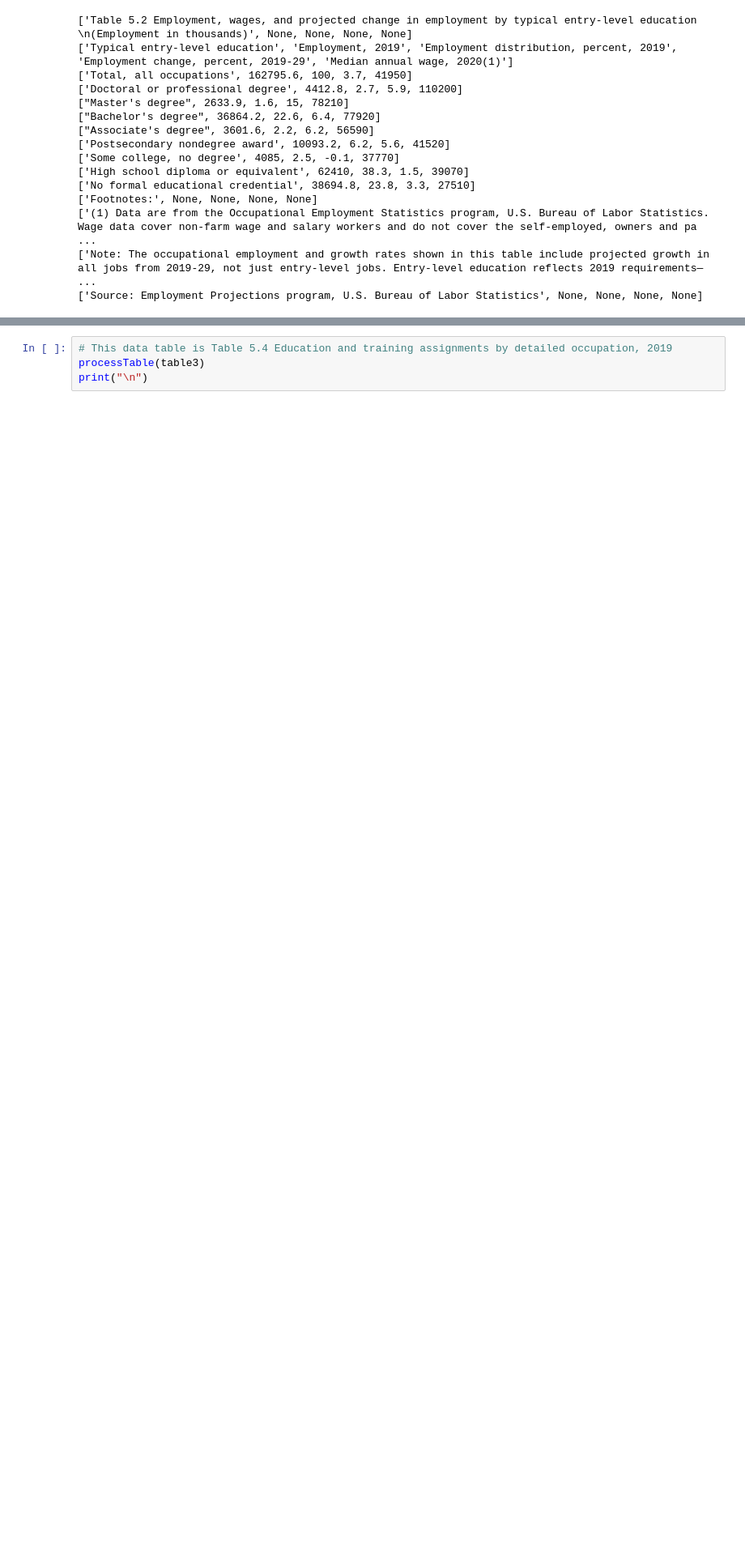
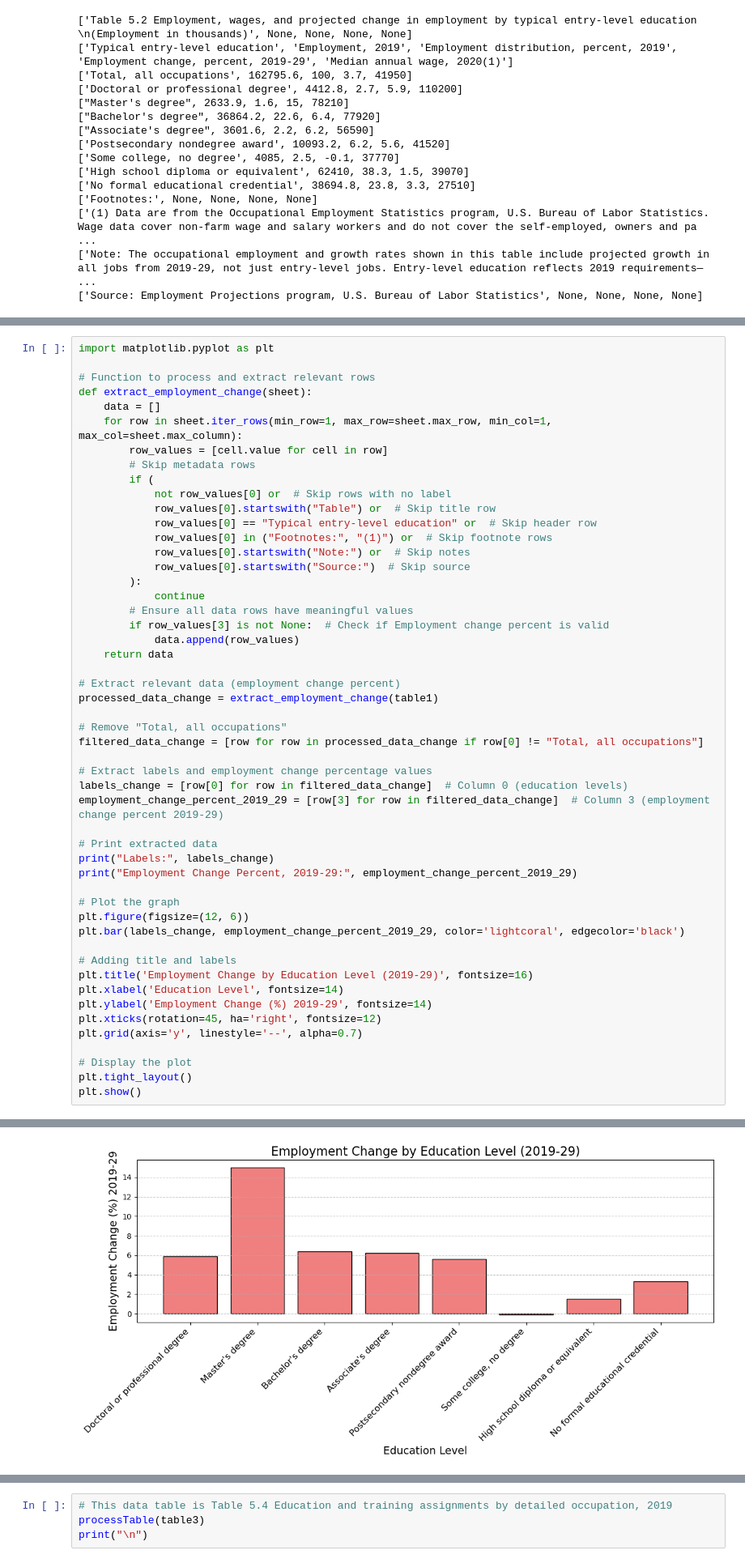
Before and after one commit to namansingh2623/BDA_project, a Jupyter notebook: project_data/project_data/ProjectFileGroup4.ipynb, the cells around one changed output, grey strips where cells are left out. Shown at 81% size. Saved outputs shown, nothing was run; the diff lists cells and outputs as text; blank space fills up the shorter version.

```diff
--- a/project_data/project_data/ProjectFileGroup4.ipynb
+++ b/project_data/project_data/ProjectFileGroup4.ipynb
@@ -56,0 +162,52 @@ print("\n")
+# %%
+import matplotlib.pyplot as plt
+
+# Function to process and extract relevant rows
+def extract_employment_change(sheet):
+    data = []
+    for row in sheet.iter_rows(min_row=1, max_row=sheet.max_row, min_col=1, max_col=sheet.max_column):
+        row_values = [cell.value for cell in row]
+        # Skip metadata rows
+        if (
+            not row_values[0] or  # Skip rows with no label
+            row_values[0].startswith("Table") or  # Skip title row
+            row_values[0] == "Typical entry-level education" or  # Skip header row
+            row_values[0] in ("Footnotes:", "(1)") or  # Skip footnote rows
+            row_values[0].startswith("Note:") or  # Skip notes
+            row_values[0].startswith("Source:")  # Skip source
+        ):
+            continue
+        # Ensure all data rows have meaningful values
+        if row_values[3] is not None:  # Check if Employment change percent is valid
+            data.append(row_values)
+    return data
+
+# Extract relevant data (employment change percent)
+processed_data_change = extract_employment_change(table1)
+
+# Remove "Total, all occupations"
+filtered_data_change = [row for row in processed_data_change if row[0] != "Total, all occupations"]
+
+# Extract labels and employment change percentage values
+labels_change = [row[0] for row in filtered_data_change]  # Column 0 (education levels)
+employment_change_percent_2019_29 = [row[3] for row in filtered_data_change]  # Column 3 (employment change percent 2019-29)
+
+# Print extracted data
+print("Labels:", labels_change)
+print("Employment Change Percent, 2019-29:", employment_change_percent_2019_29)
+
+# Plot the graph
+plt.figure(figsize=(12, 6))
+plt.bar(labels_change, employment_change_percent_2019_29, color='lightcoral', edgecolor='black')
+
+# Adding title and labels
+plt.title('Employment Change by Education Level (2019-29)', fontsize=16)
+plt.xlabel('Education Level', fontsize=14)
+plt.ylabel('Employment Change (%) 2019-29', fontsize=14)
+plt.xticks(rotation=45, ha='right', fontsize=12)
+plt.grid(axis='y', linestyle='--', alpha=0.7)
+
+# Display the plot
+plt.tight_layout()
+plt.show()
+# %% [output]
@@ -56,0 +216 @@ print("\n")
+[figure, added]
```
Also changed, not shown: parts of 5 cells of this notebook.
